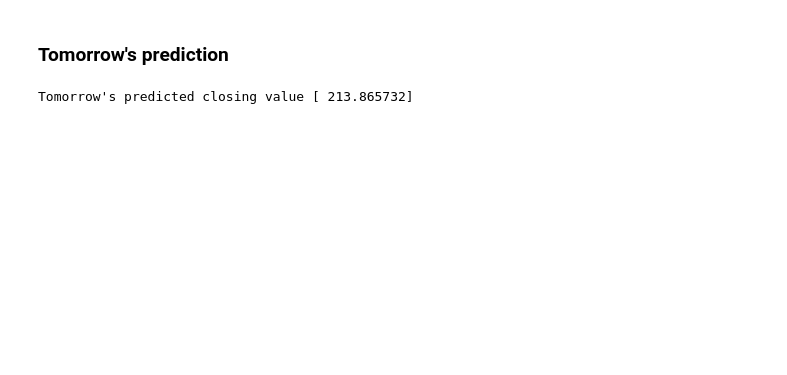
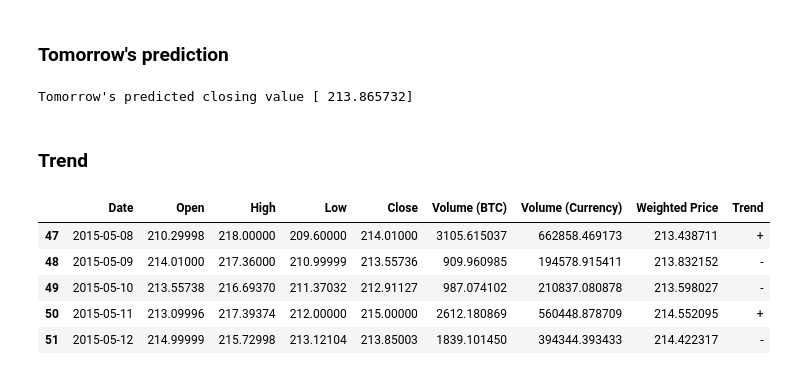
Before and after one commit to uolter/BitCoin, a Jupyter notebook: bitcoin_history_data.ipynb, the cells around one changed output. Drawn from its saved outputs; the diff is of its cells as text; code cells hidden in the pictures; blank space fills up the shorter version.

```diff
--- a/bitcoin_history_data.ipynb
+++ b/bitcoin_history_data.ipynb
@@ -188,3 +201,23 @@ Error mean: -0.201473207547
 print("Tomorrow's predicted closing value {}".format(neigh.predict([[60]])))
 # %% [output]
 Tomorrow's predicted closing value [ 213.865732]
+# %% [markdown]
+### Trend
+# %%
+def trend(row):
+    if row.Open > row.Close:
+        return '-'
+    elif row.Open < row.Close:
+        return '+'
+    return '='
+
+bcdf['Trend'] = bcdf.apply(trend, axis=1)
+
+bcdf.tail()
+# %% [output]
+|  | Date | Open | High | Low | Close | Volume (BTC) | Volume (Currency) | Weighted Price | Trend |
+| 47 | 2015-05-08 | 210.29998 | 218.00000 | 209.60000 | 214.01000 | 3105.615037 | 662858.469173 | 213.438711 | + |
+| 48 | 2015-05-09 | 214.01000 | 217.36000 | 210.99999 | 213.55736 | 909.960985 | 194578.915411 | 213.832152 | - |
+| 49 | 2015-05-10 | 213.55738 | 216.69370 | 211.37032 | 212.91127 | 987.074102 | 210837.080878 | 213.598027 | - |
+| 50 | 2015-05-11 | 213.09996 | 217.39374 | 212.00000 | 215.00000 | 2612.180869 | 560448.878709 | 214.552095 | + |
+| 51 | 2015-05-12 | 214.99999 | 215.72998 | 213.12104 | 213.85003 | 1839.101450 | 394344.393433 | 214.422317 | - |
```
Also changed, not shown: parts of 18 cells of this notebook.
